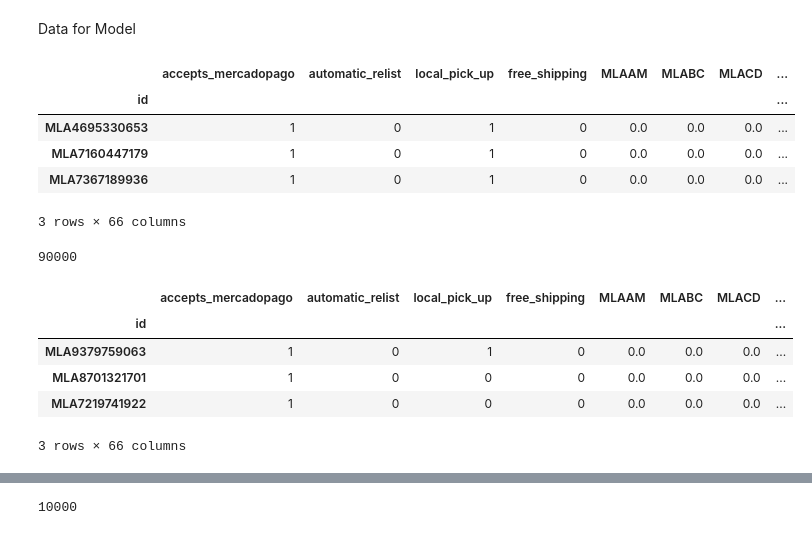
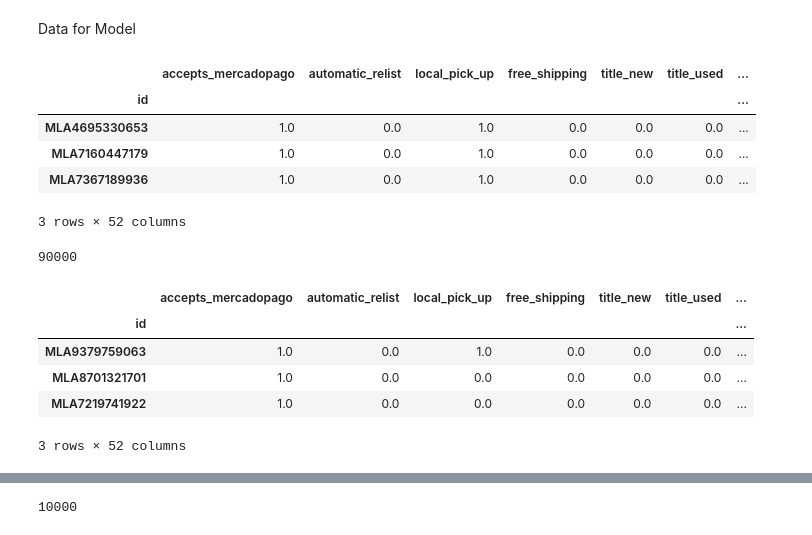
Before and after one commit to esglobe/test_mercado_libre, a Jupyter notebook: training_model.ipynb, the cells around one changed output, grey strips where cells are left out. Cells and saved outputs as stored; diff of their text form; code cells hidden in the pictures.

```diff
--- a/training_model.ipynb
+++ b/training_model.ipynb
@@ -17,4 +17,13 @@ Data Base
 # %%
 pd_MeLi_ = pd.read_pickle('./data/data_base.pkl')
 pd_MeLi = pd_MeLi_.set_index('id',drop=True).copy()
+# %%
+pd_MeLi['title_new'] = pd_MeLi['title'].apply(lambda x : 1 if (x.upper().find('NUEV')>0 ) or\
+                                                              (x.upper().find('NEW')>0  )
+                                                            else 0)
+
+pd_MeLi['title_used'] = pd_MeLi['title'].apply(lambda x : 1 if (x.upper().find('USAD')>0  ) or\
+                                                               (x.upper().find('ANTIGU')>0) or\
+                                                               (x.upper().find('VIEJ')>0  )\
+                                                            else 0 )
 # %%
@@ -81,7 +92,7 @@ pd_x_data = pd.get_dummies(pd_model,columns=dummies)
 # %%
 numbers = [ 'sold_quantity',	# entero
             #'base_price',	#numero**
-            #'price', #numero **
+            'price', #numero **
             #'seller_id',	#int
             'initial_quantity', # entero **
             #'available_quantity',	# entero **
@@ -99,31 +110,31 @@ out = 'condition_new'
 Data for Model
 # %%
 # Training data
-pandas_x_training = pd_x_data.query('training_data==1').copy().fillna(0)
-pandas_y_training = pandas_x_training[out]
+pandas_x_training = pd_x_data.query('training_data==1').copy().fillna(0).astype(float)
+pandas_y_training = pandas_x_training[out].astype(int)
 pandas_x_training.drop(labels=['training_data',out],axis=1,inplace=True)
 pandas_x_training.head(3)
 # %% [output]
-|  | accepts_mercadopago | automatic_relist | local_pick_up | free_shipping | MLAAM | MLABC | MLACD | ... |
-| id |  |  |  |  |  |  |  | ... |
-| MLA4695330653 | 1 | 0 | 1 | 0 | 0.0 | 0.0 | 0.0 | ... |
-| MLA7160447179 | 1 | 0 | 1 | 0 | 0.0 | 0.0 | 0.0 | ... |
-| MLA7367189936 | 1 | 0 | 1 | 0 | 0.0 | 0.0 | 0.0 | ... |
+|  | accepts_mercadopago | automatic_relist | local_pick_up | free_shipping | title_new | title_used | ... |
+| id |  |  |  |  |  |  | ... |
+| MLA4695330653 | 1.0 | 0.0 | 1.0 | 0.0 | 0.0 | 0.0 | ... |
+| MLA7160447179 | 1.0 | 0.0 | 1.0 | 0.0 | 0.0 | 0.0 | ... |
+| MLA7367189936 | 1.0 | 0.0 | 1.0 | 0.0 | 0.0 | 0.0 | ... |
-3 rows × 66 columns
+3 rows × 52 columns
 # %%
 pandas_x_training.shape[0]
 # %% [output]
 90000
 # %%
 # Test Data
-pandas_x_test = pd_x_data.query('training_data==0').copy().fillna(0)
-pandas_y_test = pandas_x_test[[out]]
+pandas_x_test = pd_x_data.query('training_data==0').copy().fillna(0).astype(float)
+pandas_y_test = pandas_x_test[[out]].astype(int)
 pandas_x_test.drop(labels=['training_data',out],axis=1,inplace=True)
 pandas_x_test.head(3)
 # %% [output]
-|  | accepts_mercadopago | automatic_relist | local_pick_up | free_shipping | MLAAM | MLABC | MLACD | ... |
-| id |  |  |  |  |  |  |  | ... |
-| MLA9379759063 | 1 | 0 | 1 | 0 | 0.0 | 0.0 | 0.0 | ... |
-| MLA8701321701 | 1 | 0 | 0 | 0 | 0.0 | 0.0 | 0.0 | ... |
-| MLA7219741922 | 1 | 0 | 0 | 0 | 0.0 | 0.0 | 0.0 | ... |
+|  | accepts_mercadopago | automatic_relist | local_pick_up | free_shipping | title_new | title_used | ... |
+| id |  |  |  |  |  |  | ... |
+| MLA9379759063 | 1.0 | 0.0 | 1.0 | 0.0 | 0.0 | 0.0 | ... |
+| MLA8701321701 | 1.0 | 0.0 | 0.0 | 0.0 | 0.0 | 0.0 | ... |
+| MLA7219741922 | 1.0 | 0.0 | 0.0 | 0.0 | 0.0 | 0.0 | ... |
-3 rows × 66 columns
+3 rows × 52 columns
```
Also changed, not shown: parts of 7 cells of this notebook, 1 other file.
